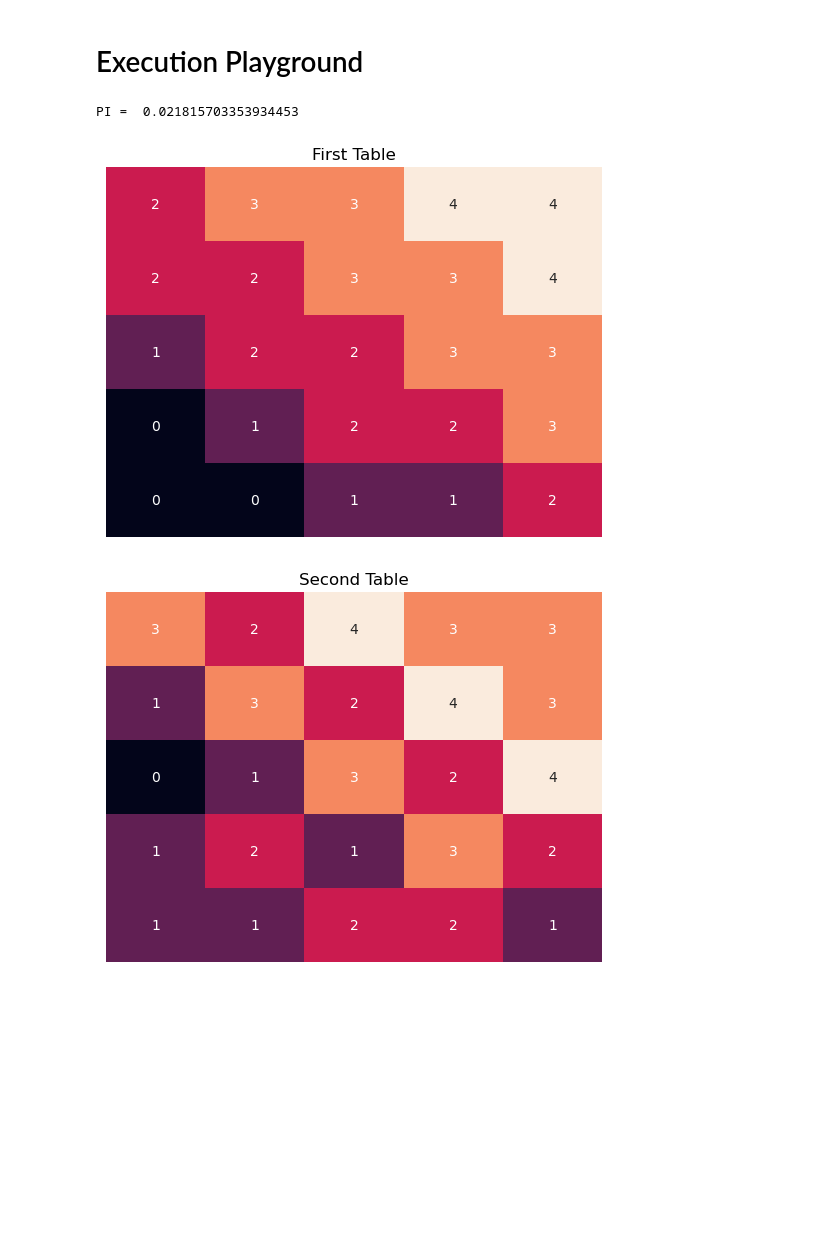
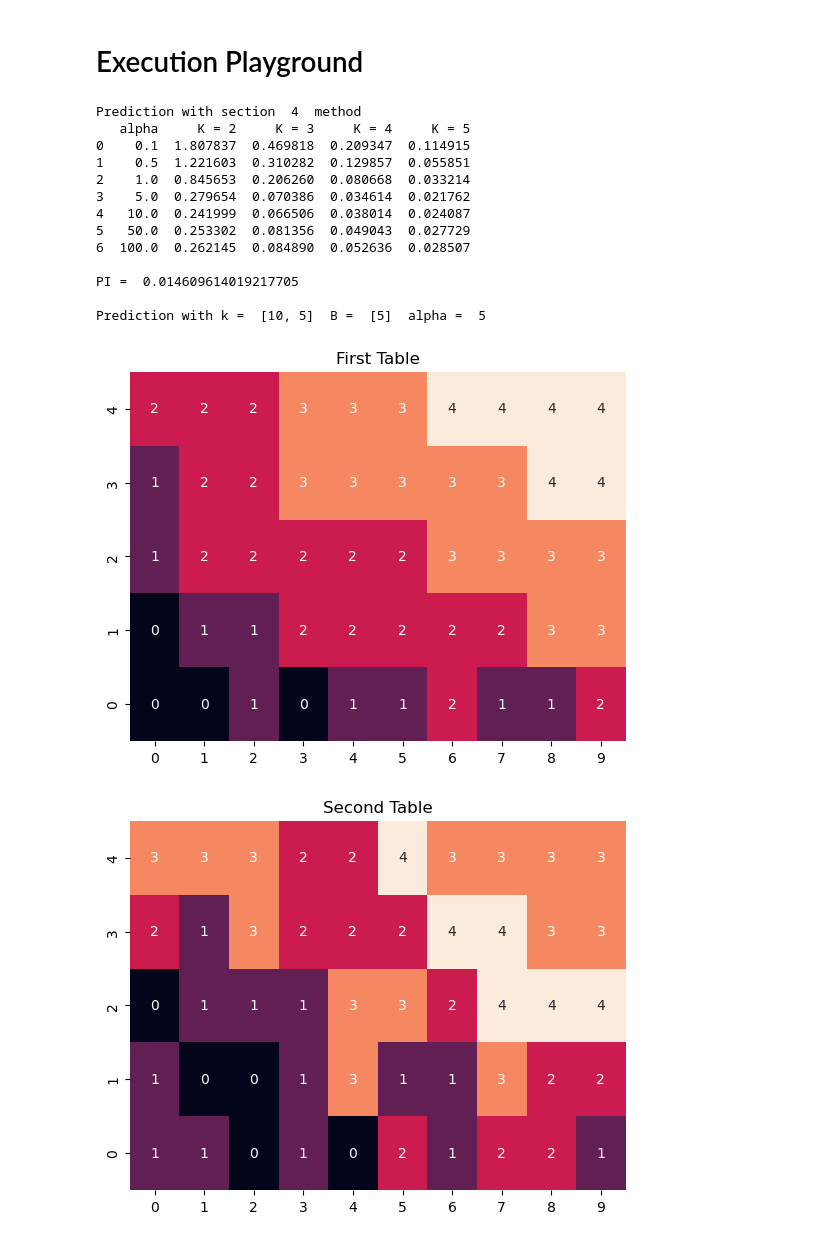
Before and after one commit to martigelabert/fuzzy-socks, a Jupyter notebook: submit.ipynb, the cells around one changed output. Drawn from its saved outputs; the diff is of its cells as text; code cells hidden in the pictures; blank space fills up the shorter version.

```diff
--- a/submit.ipynb
+++ b/submit.ipynb
@@ -296,7 +296,7 @@ def execute(x,y,k=np.array([5,5]), alpha = 5, v=0, B=np.array([5])):
   return np.sum(PI),y_p,b
 
 
-def execute_test(x,y,ks= [[2,2],[3,3],[4,4],[5,5]], alphas = [0.1,0.5,1,5,10,50,100], B=[5], v=0):
+def execute_test(x,y,ks= [[2,2],[3,3],[4,4],[5,5]], alphas = [0.1,0.5,1,5,10,50,100], B=[5], v=1):
     """This method will execute a secuence of tests for evaluation"""
     print("Prediction with section ", v+3 , " method")
     general = []
@@ -311,8 +311,6 @@ def execute_test(x,y,ks= [[2,2],[3,3],[4,4],[5,5]], alphas = [0.1,0.5,1,5,10,50,
     df = pd.DataFrame(general, columns=['alpha', 'K = 2','K = 3','K = 4','K = 5'])
     # print dataframe.
     return df
-
-
 
 # the data should be already normalized, and it should be used this execution for normal
 # testing
@@ -329,7 +327,12 @@ def simple_predictionV2(x,y,K:np.ndarray,B:np.ndarray, alpha = 1.0):
     predictions, first, second = predictV2(x,b, B,K)
     print("PI = ", np.sum(np.power(np.subtract(predictions,y),2))/2)
 
-    return predictions, first, second, b
+    bs = np.zeros_like(first)
+
+    for i in range(len(c)):
+      bs[c[i][0]][c[i][1]] = b[i]
+
+    return predictions, first, second, bs
 # %%
 # Visualization
 def view_matrix(data, title):
@@ -339,7 +342,7 @@ def view_matrix(data, title):
     cp = data.transpose()
 
 
-    ax = sns.heatmap(cp, annot=True, cbar=None, xticklabels=False, yticklabels=False)
+    ax = sns.heatmap(cp, annot=True, cbar=None, xticklabels=True, yticklabels=True)
     ax.invert_yaxis()
     plt.title(title,fontsize=12)
 
@@ -350,7 +353,7 @@ def view_matrix(data, title):
 # Execution Playground
 # %%
 def equation12():
-    """"""
+    """Return the output from value 2"""
     data = np.arange(0, 1.1, 0.1)
     output = []
     for x in data:
@@ -374,35 +377,60 @@ def equation25():
     x, y = splitLastColumn(data_scaled)
     return x,y
 
 
+# You can change wathever you want from the file
 def loadDataset():
     """Loads the dataset of fuzzy socks"""
     # It can be changed any of the values from the dataset
     df = pd.read_csv("fz.csv", sep=";",names=["Experience", "Complexity", "Quality"])
 
     data  = df.to_numpy()
     data  = np.float64(data)
+
+    data = np.round_(data, decimals = 2)
+
     data_scaled,_ = normalize_data(data)
 
     ####
     x, y = splitLastColumn(data_scaled)
     ####
+
     return x,y
+
 
 #x,y = equation25()
 x,y = loadDataset()
 
-K = [5,5]
+# Modify k_1 and K_2 K=[K_1,K_2]
+
+K = [10,5]
 B = [5]
 alpha = 5
 
+print(execute_test(x,y), "\n")
 
-predictions, first, second, _ = simple_predictionV2(x,y,K,B, alpha = alpha)
+predictions, first, second, bs = simple_predictionV2(x,y,K,B, alpha = alpha)
+
+print("\nPrediction with k = ",K," B = ", B, " alpha = ", alpha)
 
 view_matrix(first, "First Table")
 
 view_matrix(second, "Second Table")
+
+view_matrix(bs, "b output Table")
 # %% [output]
-PI =  0.021815703353934453
+Prediction with section  4  method
+   alpha     K = 2     K = 3     K = 4     K = 5
+0    0.1  1.807837  0.469818  0.209347  0.114915
+1    0.5  1.221603  0.310282  0.129857  0.055851
+2    1.0  0.845653  0.206260  0.080668  0.033214
+3    5.0  0.279654  0.070386  0.034614  0.021762
+4   10.0  0.241999  0.066506  0.038014  0.024087
+5   50.0  0.253302  0.081356  0.049043  0.027729
+6  100.0  0.262145  0.084890  0.052636  0.028507
+
+PI =  0.014609614019217705
+
+Prediction with k =  [10, 5]  B =  [5]  alpha =  5
-[figure, old version]
+[figure, new version]
-[figure, old version]
+[figure, new version]
```
Also changed, not shown: parts of 1 cell of this notebook.
